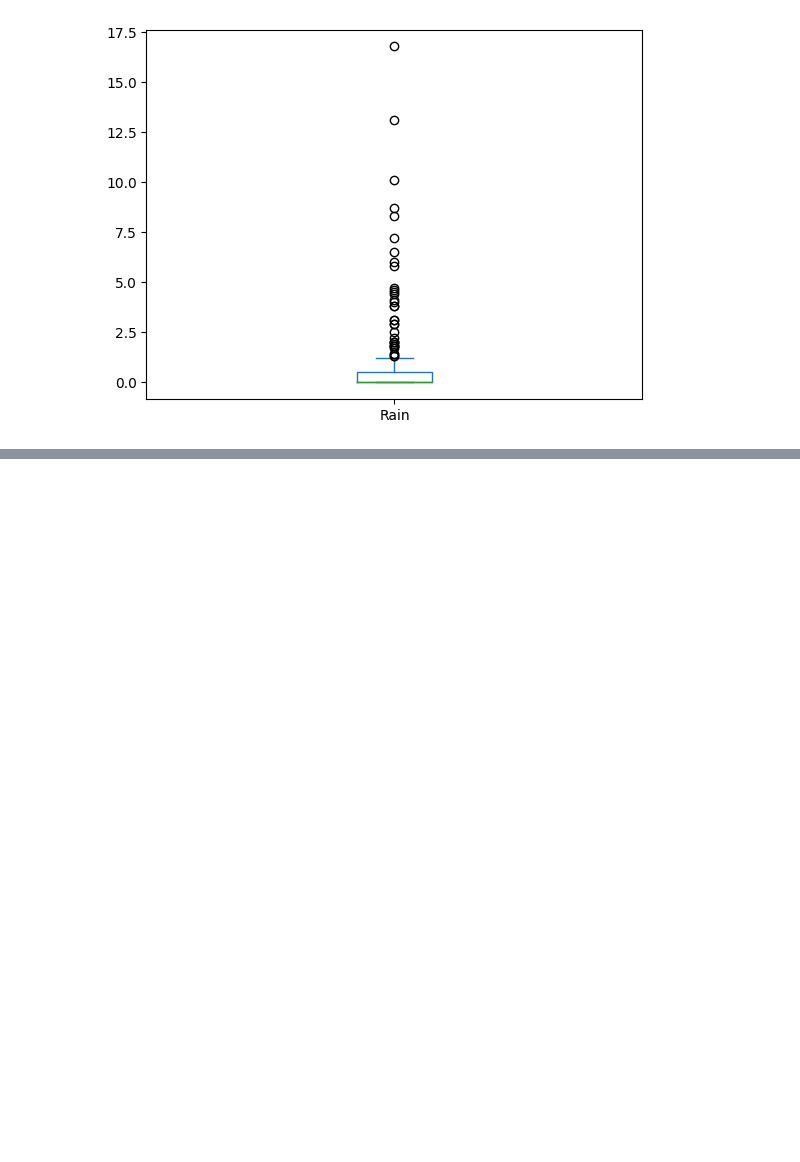
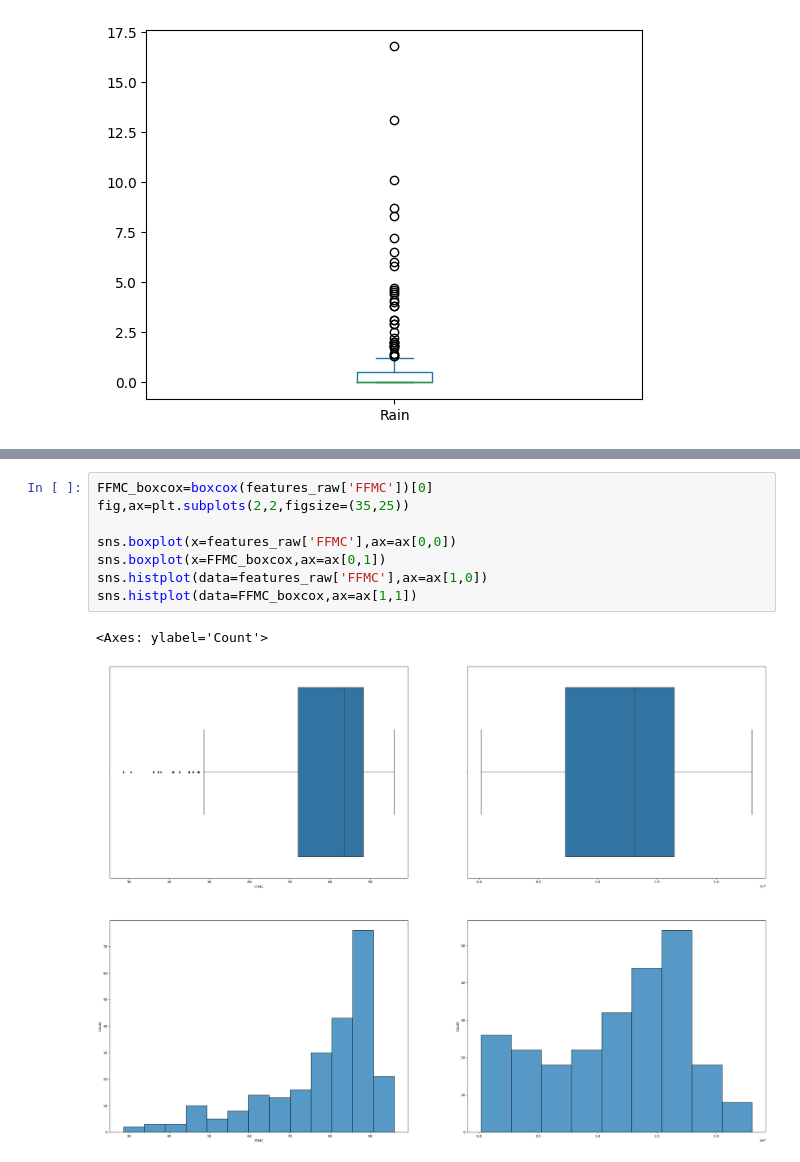
Before and after one commit to dvnasutosh/ineurondatascience, a Jupyter notebook: ML/assignment/algerian/algerian3.ipynb, the cells around one changed output, grey strips where cells are left out. Saved outputs shown, nothing was run; the diff lists cells and outputs as text; blank space fills up the shorter version.

```diff
--- a/ML/assignment/algerian/algerian3.ipynb
+++ b/ML/assignment/algerian/algerian3.ipynb
@@ -924,0 +940,11 @@ boxcox(features_raw['DC'])
+# %%
+FFMC_boxcox=boxcox(features_raw['FFMC'])[0]
+fig,ax=plt.subplots(2,2,figsize=(35,25))
+
+sns.boxplot(x=features_raw['FFMC'],ax=ax[0,0])
+sns.boxplot(x=FFMC_boxcox,ax=ax[0,1])
+sns.histplot(data=features_raw['FFMC'],ax=ax[1,0])
+sns.histplot(data=FFMC_boxcox,ax=ax[1,1])
+# %% [output]
+<Axes: ylabel='Count'>
+[figure, added]
```
Also changed, not shown: parts of 18 cells of this notebook.
